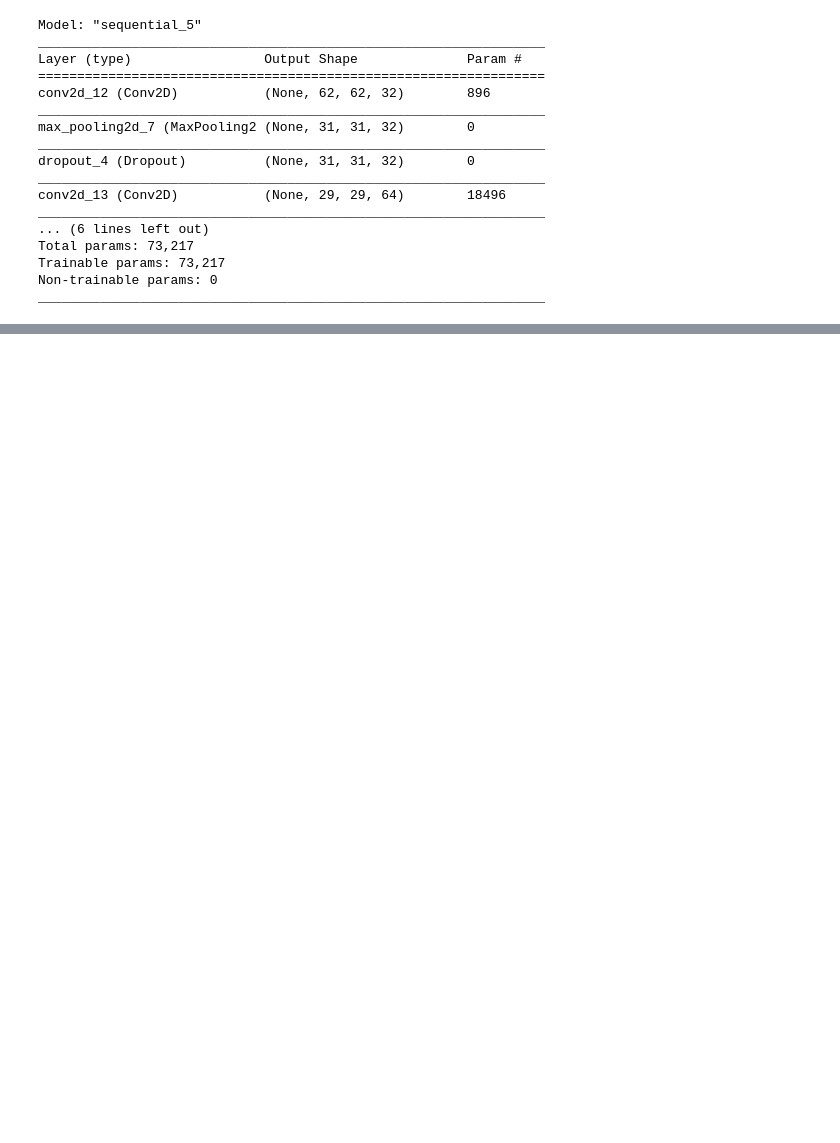
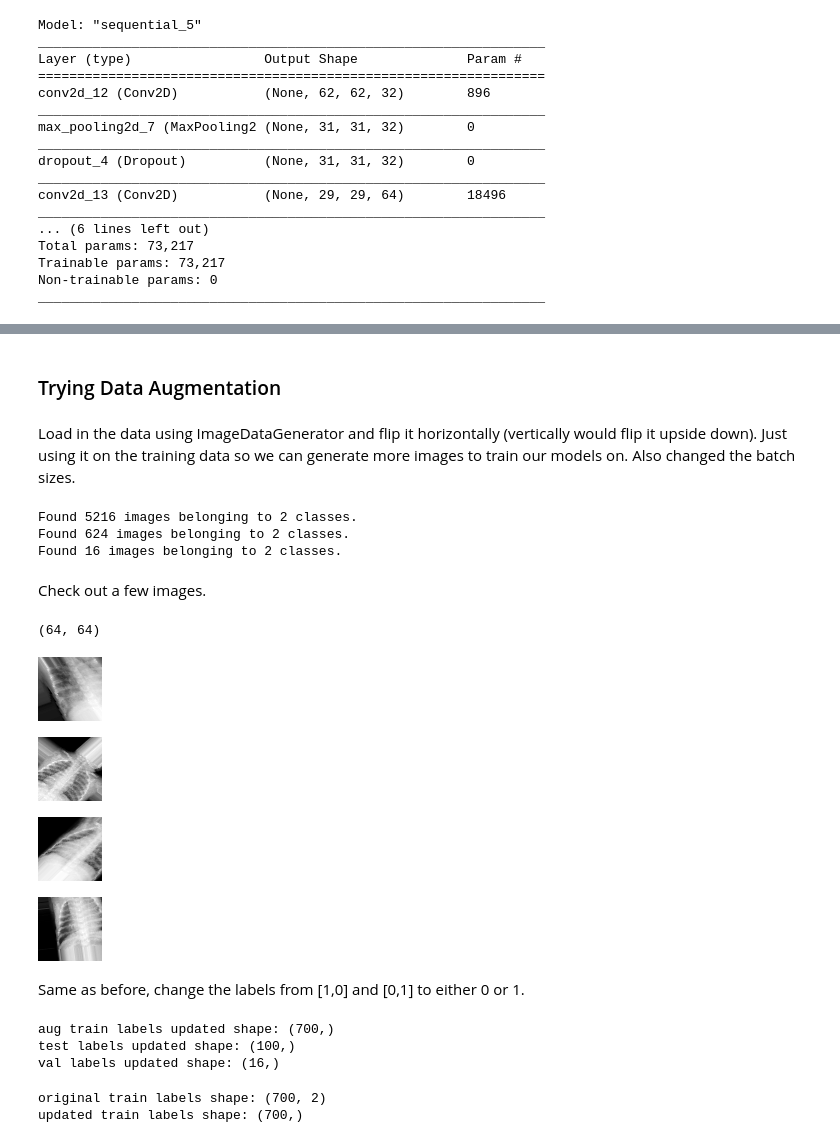
Before and after one commit to kmcneil901/Chest-X-Rays-Pneumonia-CNN, a Jupyter notebook: Working Copy.ipynb, the cells around one changed output, grey strips where cells are left out. Drawn from its saved outputs; the diff is of its cells as text; code cells hidden in the pictures; blank space fills up the shorter version.

```diff
--- a/Working Copy.ipynb
+++ b/Working Copy.ipynb
@@ -829,0 +918,74 @@ Train score at 90 and test score at 80 - this is so far the best performing mode
+# %% [markdown]
+### Trying Data Augmentation
+# %% [markdown]
+Load in the data using ImageDataGenerator and flip it horizontally (vertically would flip it upside down). Just using it on the training data so we can generate more images to train our models on. Also changed the batch sizes.
+# %%
+# augment the train set to generate more images
+aug_train_generator = ImageDataGenerator(rescale=1.0/255,
+                                         horizontal_flip=True,
+                                         height_shift_range=0.2,
+                                         width_shift_range=0.2,
+                                         rotation_range=45,
+                                         brightness_range=[0.2,1],
+                                         zoom_range=0.2
+                                         ).flow_from_directory(train_path, target_size=(64, 64), batch_size=700)
+
+# keeping these the same as originally put in. Changed the batch sizes.
+test_generator = ImageDataGenerator(rescale=1.0/255).flow_from_directory(
+        test_path,
+        target_size=(64, 64), batch_size=100)
+
+val_generator = ImageDataGenerator(rescale=1.0/255).flow_from_directory(
+        val_path,
+        target_size=(64, 64), batch_size=16)
+
+# Create the datasets
+aug_train_images, aug_train_labels = next(aug_train_generator)
+test_images, test_labels = next(test_generator)
+val_images, val_labels = next(val_generator)
+# %% [output]
+Found 5216 images belonging to 2 classes.
+Found 624 images belonging to 2 classes.
+Found 16 images belonging to 2 classes.
+# %% [markdown]
+Check out a few images.
+# %%
+array_to_img(aug_train_images[0]).size
+# %% [output]
+(64, 64)
+# %%
+array_to_img(aug_train_images[0])
+# %% [output]
+[figure, added]
+# %%
+array_to_img(aug_train_images[9])
+# %% [output]
+[figure, added]
+# %%
+array_to_img(aug_train_images[108])
+# %% [output]
+[figure, added]
+# %%
+array_to_img(aug_train_images[631])
+# %% [output]
+[figure, added]
+# %% [markdown]
+Same as before, change the labels from [1,0] and [0,1] to either 0 or 1.
+# %%
+aug_train_labels_final = aug_train_labels.T[0]
+test_labels_final = test_labels.T[0]
+val_labels_final = val_labels.T[0]
+
+print(f"aug train labels updated shape: {aug_train_labels_final.shape}")
+print(f"test labels updated shape: {test_labels_final.shape}")
+print(f"val labels updated shape: {val_labels_final.shape}")
+# %% [output]
+aug train labels updated shape: (700,)
+test labels updated shape: (100,)
+val labels updated shape: (16,)
+# %%
+print(f"original train labels shape: {aug_train_labels.shape}")
+print(f"updated train labels shape: {aug_train_labels_final.shape}")
+# %% [output]
+original train labels shape: (700, 2)
+updated train labels shape: (700,)
```
Also changed, not shown: parts of 178 cells of this notebook.
